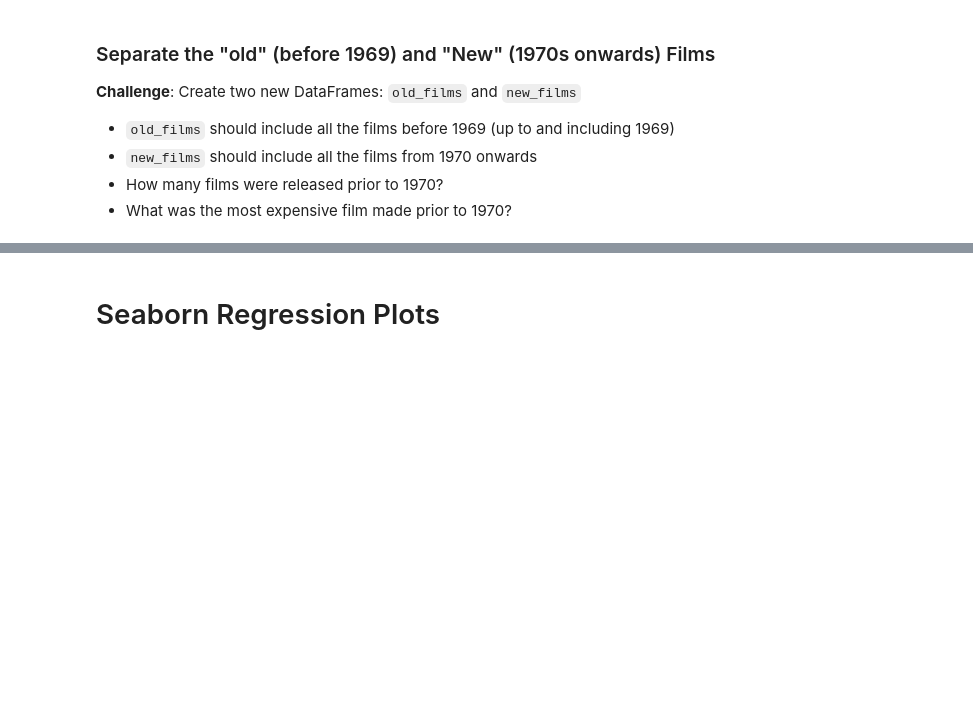
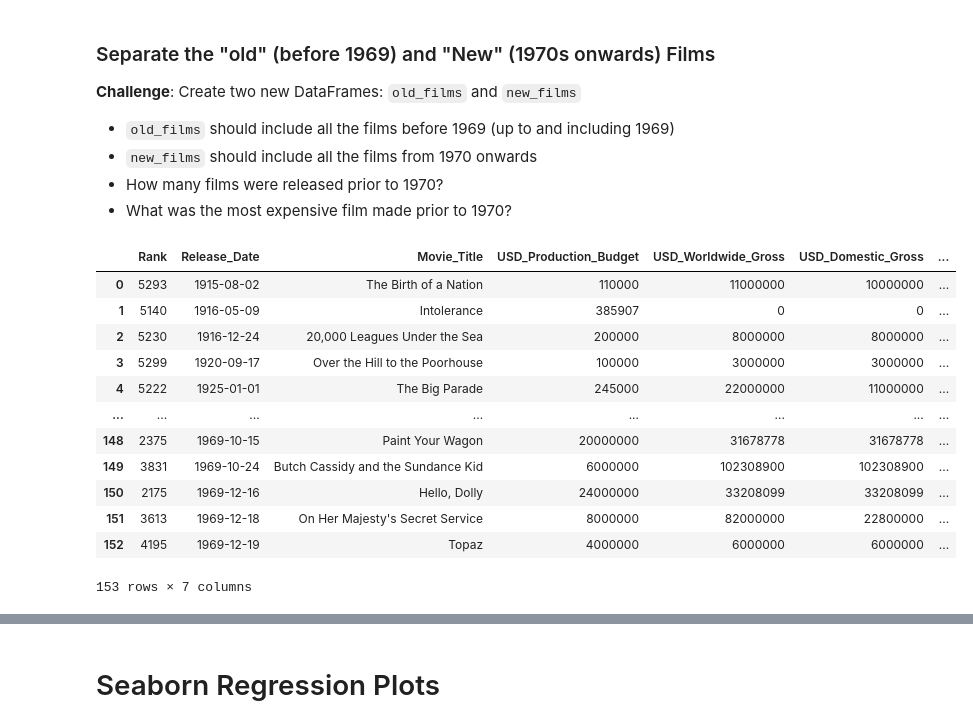
Before and after one commit to HKubinhetz/DS-Seaborn-and-Linear-Regression, a Jupyter notebook: Seaborn_and_Linear_Regression.ipynb, the cells around one changed output, grey strips where cells are left out. Cells and saved outputs as stored; diff of their text form; code cells hidden in the pictures; blank space fills up the shorter version.

```diff
--- a/Seaborn_and_Linear_Regression.ipynb
+++ b/Seaborn_and_Linear_Regression.ipynb
@@ -432,3 +432,20 @@ data_clean_decades
 * `new_films` should include all the films from 1970 onwards
 * How many films were released prior to 1970?
 * What was the most expensive film made prior to 1970?
+# %%
+old_films = data_clean_decades[data_clean_decades['Decades'] <= 1960]
+old_films
+# %% [output]
+|  | Rank | Release_Date | Movie_Title | USD_Production_Budget | USD_Worldwide_Gross | USD_Domestic_Gross | ... |
+| 0 | 5293 | 1915-08-02 | The Birth of a Nation | 110000 | 11000000 | 10000000 | ... |
+| 1 | 5140 | 1916-05-09 | Intolerance | 385907 | 0 | 0 | ... |
+| 2 | 5230 | 1916-12-24 | 20,000 Leagues Under the Sea | 200000 | 8000000 | 8000000 | ... |
+| 3 | 5299 | 1920-09-17 | Over the Hill to the Poorhouse | 100000 | 3000000 | 3000000 | ... |
+| 4 | 5222 | 1925-01-01 | The Big Parade | 245000 | 22000000 | 11000000 | ... |
+| ... | ... | ... | ... | ... | ... | ... | ... |
+| 148 | 2375 | 1969-10-15 | Paint Your Wagon | 20000000 | 31678778 | 31678778 | ... |
+| 149 | 3831 | 1969-10-24 | Butch Cassidy and the Sundance Kid | 6000000 | 102308900 | 102308900 | ... |
+| 150 | 2175 | 1969-12-16 | Hello, Dolly | 24000000 | 33208099 | 33208099 | ... |
+| 151 | 3613 | 1969-12-18 | On Her Majesty's Secret Service | 8000000 | 82000000 | 22800000 | ... |
+| 152 | 4195 | 1969-12-19 | Topaz | 4000000 | 6000000 | 6000000 | ... |
+153 rows × 7 columns
```
Also changed, not shown: parts of 5 cells of this notebook.
